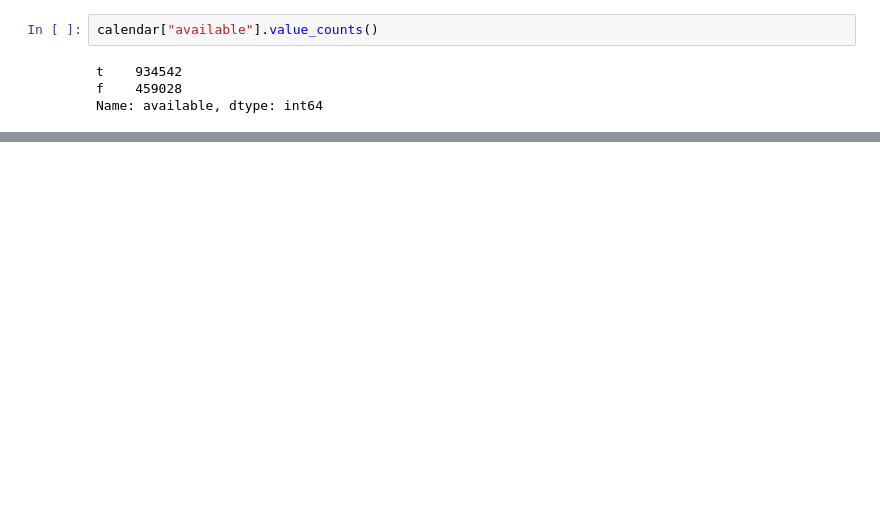
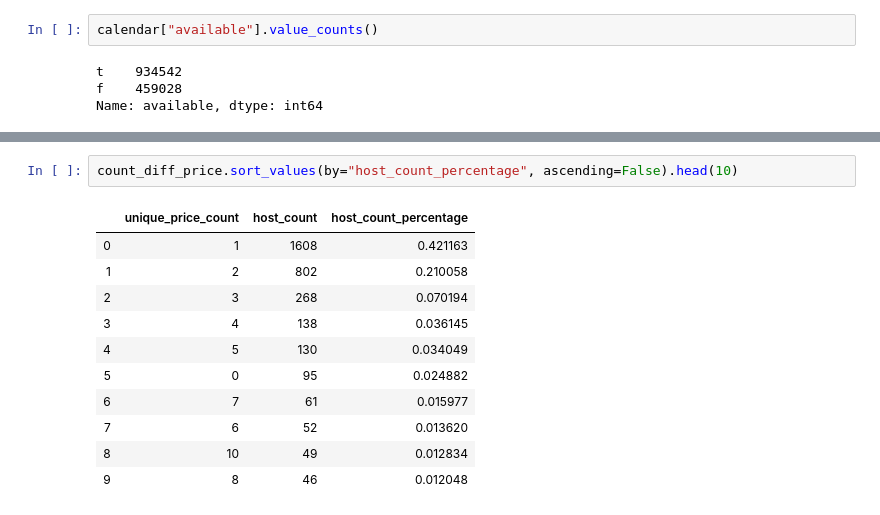
Before and after one commit to chiayunchiang/Seattle-Airbnb-Analysis, a Jupyter notebook: Seattle Airbnb Analysis.ipynb, the cells around one changed output, grey strips where cells are left out. Cells and saved outputs as stored; diff of their text form; blank space fills up the shorter version.

```diff
--- a/Seattle Airbnb Analysis.ipynb
+++ b/Seattle Airbnb Analysis.ipynb
@@ -190,0 +367,14 @@ Name: available, dtype: int64
+# %%
+count_diff_price.sort_values(by="host_count_percentage", ascending=False).head(10)
+# %% [output]
+|  | unique_price_count | host_count | host_count_percentage |
+| 0 | 1 | 1608 | 0.421163 |
+| 1 | 2 | 802 | 0.210058 |
+| 2 | 3 | 268 | 0.070194 |
+| 3 | 4 | 138 | 0.036145 |
+| 4 | 5 | 130 | 0.034049 |
+| 5 | 0 | 95 | 0.024882 |
+| 6 | 7 | 61 | 0.015977 |
+| 7 | 6 | 52 | 0.013620 |
+| 8 | 10 | 49 | 0.012834 |
+| 9 | 8 | 46 | 0.012048 |
```
Also changed, not shown: parts of 21 cells of this notebook.
